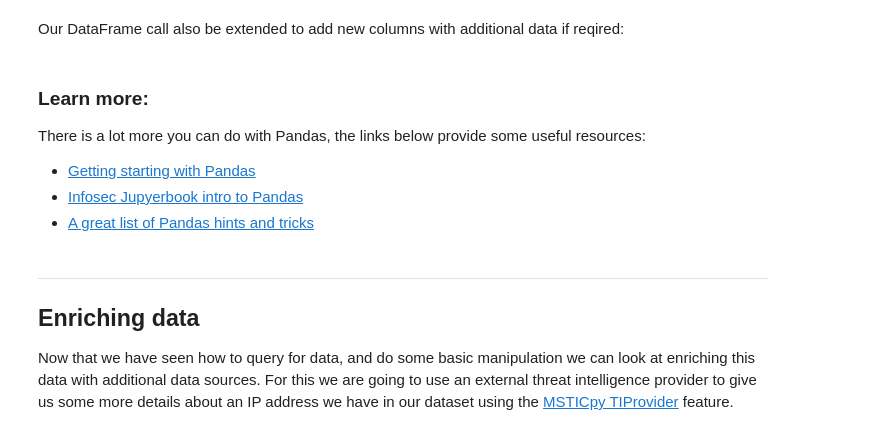
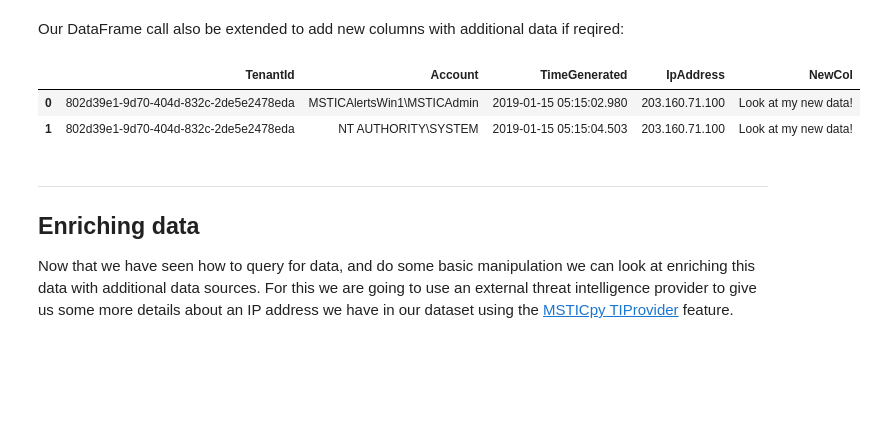
Before and after one commit to solliancenet/security-workshop, a Jupyter notebook: artifacts/Azure Sentinel ML.ipynb, the cells around one changed output. Cells and saved outputs as stored; diff of their text form; code cells hidden in the pictures; blank space fills up the shorter version.

```diff
--- a/artifacts/Azure Sentinel ML.ipynb
+++ b/artifacts/Azure Sentinel ML.ipynb
@@ -329,13 +472,11 @@ display(df[df['TargetUserName'].isin(['adm1nistrator', 'MSTICAdmin'])])
 Our DataFrame call also be extended to add new columns with additional data if reqired:
 # %%
 df["NewCol"] = "Look at my new data!"
-display(df[["TenantId","Account", "TimeGenerated", "NewCol"]].head(2))
+display(df[["TenantId","Account", "TimeGenerated","IpAddress","NewCol"]].head(2))
+# %% [output]
+|  | TenantId | Account | TimeGenerated | IpAddress | NewCol |
+| 0 | 802d39e1-9d70-404d-832c-2de5e2478eda | MSTICAlertsWin1\MSTICAdmin | 2019-01-15 05:15:02.980 | 203.160.71.100 | Look at my new data! |
+| 1 | 802d39e1-9d70-404d-832c-2de5e2478eda | NT AUTHORITY\SYSTEM | 2019-01-15 05:15:04.503 | 203.160.71.100 | Look at my new data! |
-# %% [markdown]
-### Learn more:
-There is a lot more you can do with Pandas, the links below provide some useful resources:
- - [Getting starting with Pandas](https://pandas.pydata.org/pandas-docs/stable/getting_started/index.html)
- - [Infosec Jupyerbook intro to Pandas](https://infosecjupyterbook.com/notebooks/tutorials/03_intro_to_pandas.html)
- - [A great list of Pandas hints and tricks](https://www.dataschool.io/python-pandas-tips-and-tricks/)
 # %% [markdown]
 ---
 ## Enriching data
```
Also changed, not shown: parts of 40 cells of this notebook.
